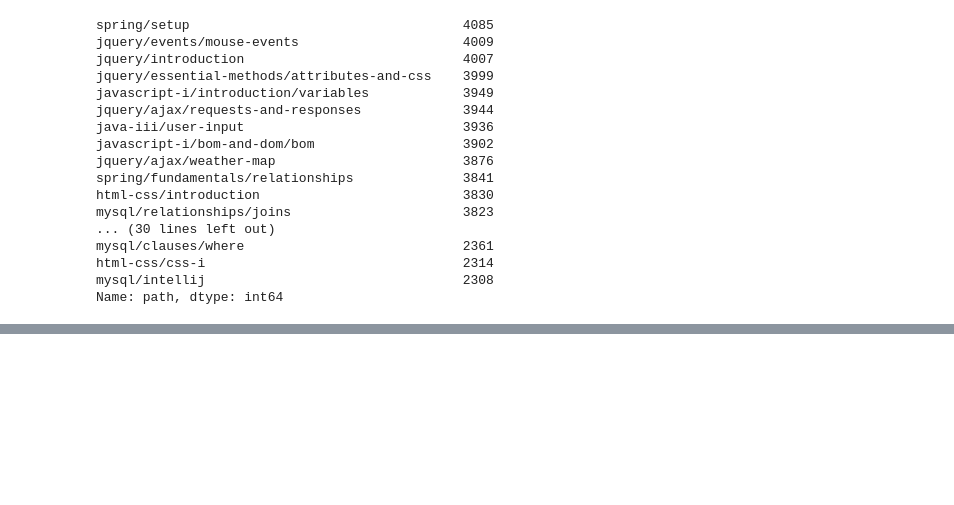
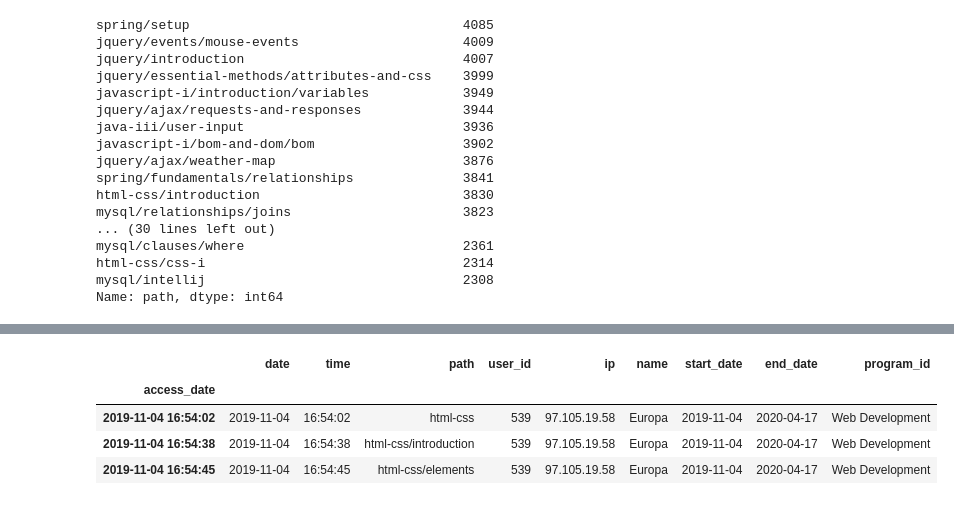
Before and after one commit to miller-cerna-laskowski-morris-eyring/anomaly-group-project, a Jupyter notebook: Eyring-notebook.ipynb, the cells around one changed output, grey strips where cells are left out. Drawn from its saved outputs; the diff is of its cells as text; code cells hidden in the pictures; blank space fills up the shorter version.

```diff
--- a/Eyring-notebook.ipynb
+++ b/Eyring-notebook.ipynb
@@ -506,0 +516,9 @@ df[df.user_id == 399]
+# %%
+#user 539: student that dropped?
+df[df.user_id == 539]
+# %% [output]
+|  | date | time | path | user_id | ip | name | start_date | end_date | program_id |
+| access_date |  |  |  |  |  |  |  |  |  |
+| 2019-11-04 16:54:02 | 2019-11-04 | 16:54:02 | html-css | 539 | 97.105.19.58 | Europa | 2019-11-04 | 2020-04-17 | Web Development |
+| 2019-11-04 16:54:38 | 2019-11-04 | 16:54:38 | html-css/introduction | 539 | 97.105.19.58 | Europa | 2019-11-04 | 2020-04-17 | Web Development |
+| 2019-11-04 16:54:45 | 2019-11-04 | 16:54:45 | html-css/elements | 539 | 97.105.19.58 | Europa | 2019-11-04 | 2020-04-17 | Web Development |
```
Also changed, not shown: parts of 41 cells of this notebook.
